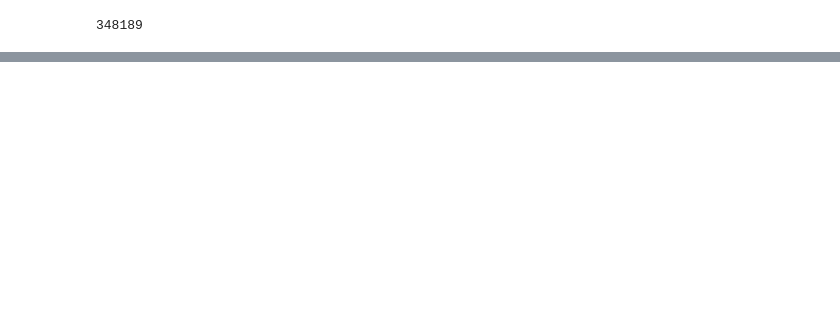
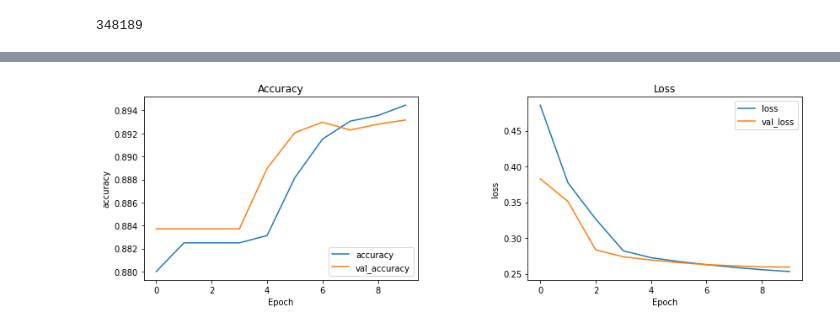
Before and after one commit to yushliu/dlpflp, a Jupyter notebook: RNNOverviewPredictTotalFund.ipynb, the cells around one changed output, grey strips where cells are left out. Drawn from its saved outputs; the diff is of its cells as text; code cells hidden in the pictures; blank space fills up the shorter version.

Commit message:
Prevent Overfitting
。shuffle data
。learning_rate change to 0.00001, add decay and set to 0.0001
。add dropout to all layers (0.2)
。delete Dense(1024)
。copy show_train_history
。epoch change to 10

```diff
--- a/RNNOverviewPredictTotalFund.ipynb
+++ b/RNNOverviewPredictTotalFund.ipynb
@@ -96,13 +105,17 @@ print(num_words)
 348189
 # %%
 model = Sequential([
-  Embedding(input_dim=25000, output_dim=16),
+  Embedding(input_dim=40000, output_dim=16, mask_zero=True),
   LSTM(256),
-  Dense(1024, activation='relu'),
+  Dropout(0.2),
   Dense(512, activation='relu'),
+  Dropout(0.2),
   Dense(256, activation='relu'),
+  Dropout(0.2),
   Dense(128, activation='relu'),
+  Dropout(0.2),
   Dense(64, activation='relu'),
+  Dropout(0.2),
   Dense(2, activation='softmax')
 ])
 # %%
@@ -126,8 +139,9 @@ Trainable params: 1,640,130
 Non-trainable params: 0
 _________________________________________________________________
 # %%
-model.compile(loss='binary_crossentropy', optimizer=Adam(learning_rate=0.001), metrics=['accuracy'])
+model.compile(loss='binary_crossentropy', optimizer=Adam(learning_rate=0.00001, decay=0.0001), metrics=['accuracy'])
 # %%
+trainOverviewString, trainfundingTotalUsd = shuffle(trainOverviewString, trainfundingTotalUsd)
 print(trainOverviewString)
 print(trainfundingTotalUsd)
 # %% [output]
@@ -148,5 +162,5 @@ print(trainfundingTotalUsd)
 # %%
 print(trainOverviewString.shape)
 print(trainfundingTotalUsd.shape)
-train_history = model.fit(trainOverviewString, trainfundingTotalUsd, validation_split=0.2, epochs=30, batch_size=100)
+train_history = model.fit(trainOverviewString, trainfundingTotalUsd, validation_split=0.2, epochs=10, batch_size=250)
 # %% [output]
@@ -156 +184,5 @@ Epoch 1/30
+# %%
+show_train_history(train_history)
+# %% [output]
+[figure, added]
 # %%
```
Also changed, not shown: parts of 11 cells of this notebook.
